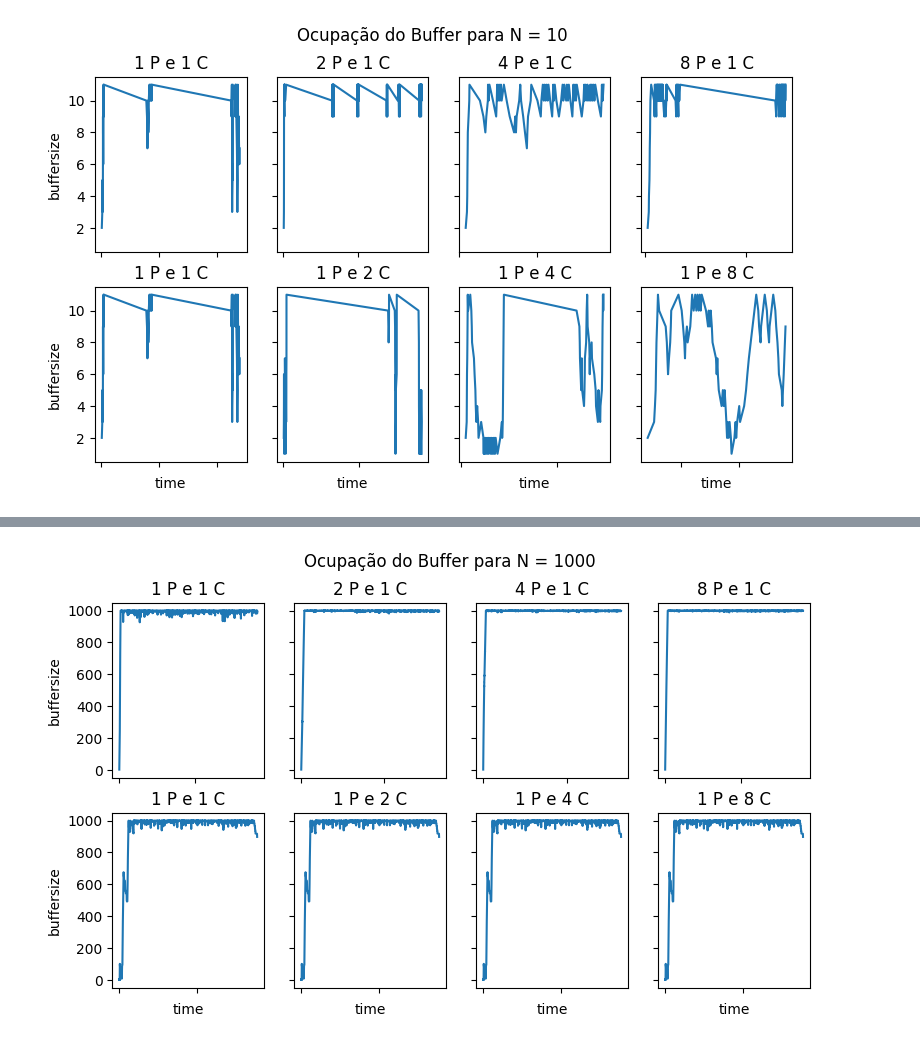
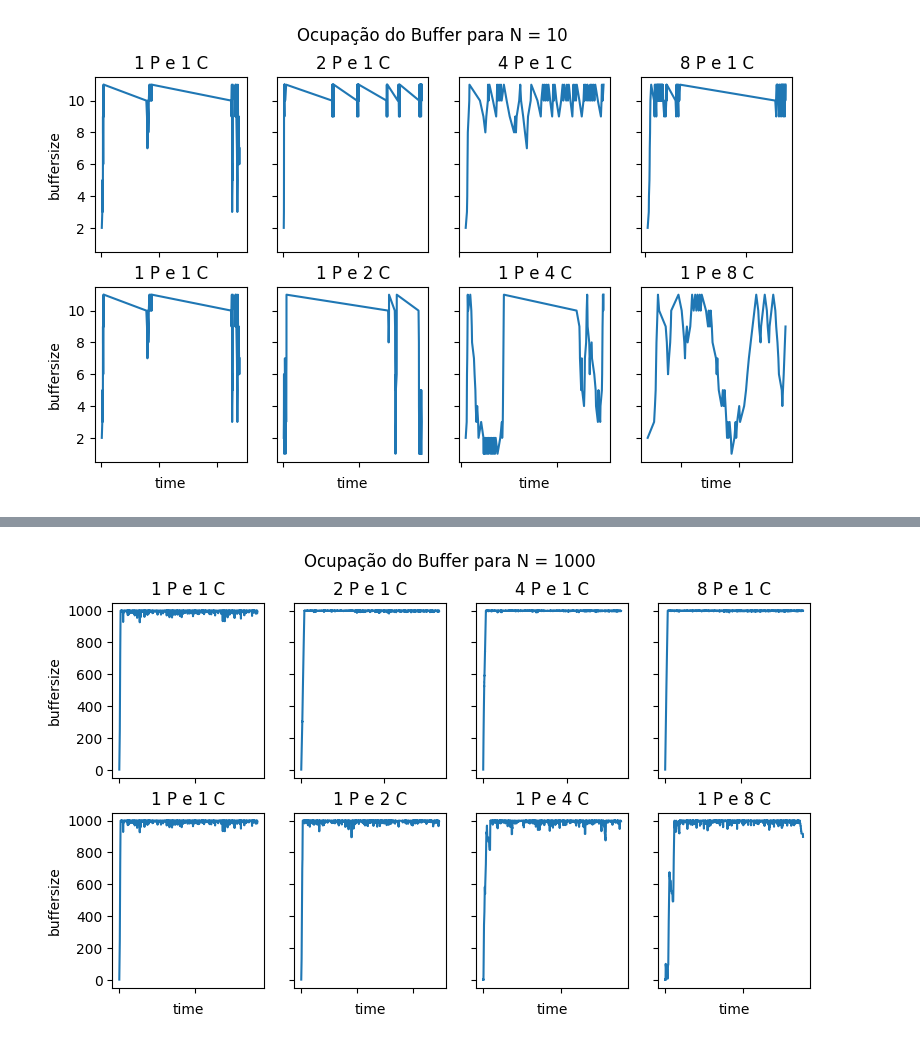
Before and after one commit to MariaLuizaCw/distributed-systems, a Jupyter notebook: TP2/analysis.ipynb, the cells around one changed output, grey strips where cells are left out. Saved outputs shown, nothing was run; the diff lists cells and outputs as text; code cells hidden in the pictures.

```diff
--- a/TP2/analysis.ipynb
+++ b/TP2/analysis.ipynb
@@ -230,15 +230,15 @@ for i, nc in enumerate([1, 2, 4, 8]):
 # %%
 fig, axes = plt.subplots(2, 4, figsize=(9, 5), sharey=True)
 
 fig.suptitle('Ocupação do Buffer para N = 1000')
 for i, np in enumerate([1, 2, 4, 8]):
     sns.lineplot(ax=axes[0, i], data= df_n1000[(df_n1000['nc'] == 1 ) & (df_n1000['np'] == np)], x='time', y='buffersize')
     axes[0, i].set_title(f'{np} P e {1} C')
     axes[0, i].set_xticklabels([])
     axes[0, i].set_xlabel('')
 for i, nc in enumerate([1, 2, 4, 8]):
-    sns.lineplot(ax=axes[1, i], data= df_n1000[(df_n1000['np'] == 1 ) & (df_n1000['nc'] == np)], x='time', y='buffersize')
+    sns.lineplot(ax=axes[1, i], data= df_n1000[(df_n1000['np'] == 1 ) & (df_n1000['nc'] == nc)], x='time', y='buffersize')
     axes[1, i].set_title(f'{1} P e {nc} C')
     axes[1, i].set_xticklabels([])
 # %% [output]
-[figure, old version]
+[figure, new version]
```
Also changed, not shown: parts of 1 cell of this notebook.
